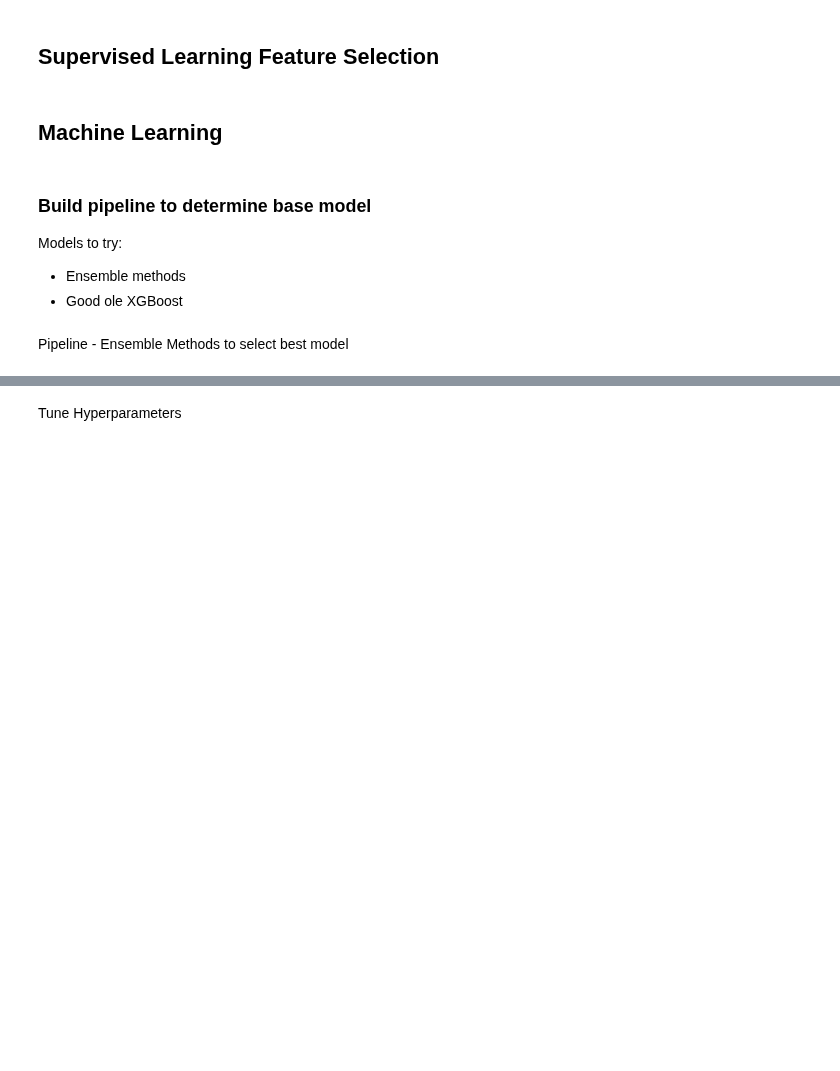
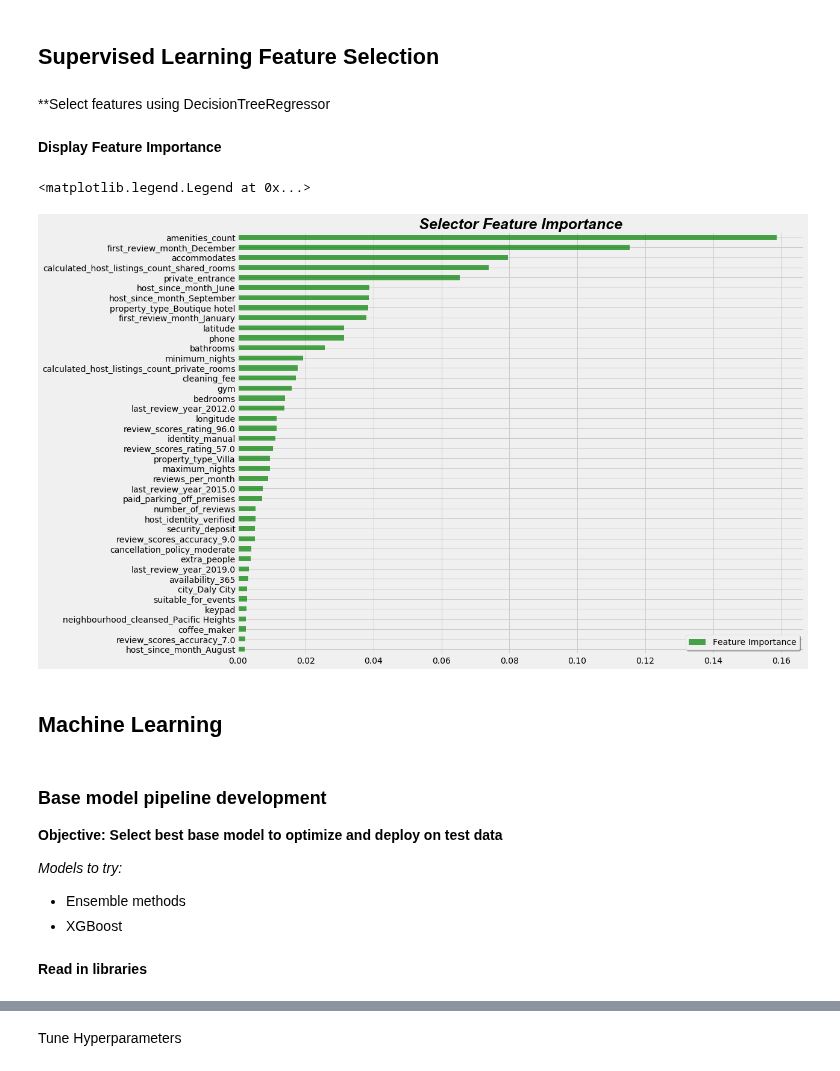
Before and after one commit to KishenSharma6/SF-Airbnb-Analysis, a Jupyter notebook: Project_Codes/04_Modeling/2020_0604_Listings_ML_Development.ipynb, the cells around one changed output, grey strips where cells are left out. Saved outputs shown, nothing was run; the diff lists cells and outputs as text; code cells hidden in the pictures; blank space fills up the shorter version.

Commit message:
Added tree regressor for feature selection(10 layeers)

```diff
--- a/Project_Codes/04_Modeling/2020_0604_Listings_ML_Development.ipynb
+++ b/Project_Codes/04_Modeling/2020_0604_Listings_ML_Development.ipynb
@@ -83,27 +89,64 @@ Test data:(34193, 611) | Test labels:(34193,)
 # %% [markdown]
 ## Supervised Learning Feature Selection
+# %% [markdown]
+**Select features using DecisionTreeRegressor
 # %%
-# #Read in SelectFromModel
-# from sklearn.feature_selection import SelectFromModel
+#Read in SelectFromModel
+from sklearn.feature_selection import SelectFromModel
 
-# #Read in models for feature selection
-# from sklearn.linear_model import Ridge
-# from sklearn.tree import DecisionTreeRegressor
+#Read in models for feature selection
+from sklearn.tree import DecisionTreeRegressor
 
-# #Init SelectFromModel
-# selector = SelectFromModel(estimator=DecisionTreeRegressor(max_depth=5, random_state=42).fit(X_train, y_train), threshold='mean', prefit=True)
+#Init SelectFromModel
+selector = SelectFromModel(estimator=DecisionTreeRegressor(max_depth=10, random_state=42),
+                                threshold='1.25 * mean', prefit=False).fit(X_train, y_train)
 
-# X_train.columns[selector.get_support()]
+#Create dataframe storing features and their respective performance from selector
+selector_feat_importance = pd.DataFrame(selector.estimator_.feature_importances_,index=X_train.columns)
+selector_feat_importance.columns = ['feature_importance']
+
+
+#Get list of features selector kept
+feats = X_train.columns[selector.get_support()].tolist()
+
+#Subset selector_feat_importance
+selector_feat_importance = selector_feat_importance[selector_feat_importance.index.isin(feats)].sort_values(by = 'feature_importance', ascending=False)
+
+#Check
+display(selector_feat_importance.head())
+# %% [markdown]
+**Display Feature Importance**
+# %%
+#Set figure
+f, ax = plt.subplots(figsize = (15,12))
+
+#Plot data
+selector_feat_importance.plot(kind = 'barh', ax = ax, color = 'green', alpha = .7)
+
+###Set Plot Aesthetics###
+#Title
+ax.set_title('Selector Feature Importance', fontsize = 25, fontweight = 'semibold', style = 'italic', fontname="Arial")
+
+#Axes
+ax.invert_yaxis()
+
+#Legend
+ax.legend(['Feature Importance'],frameon = True, shadow = True);
+# %% [output]
+<matplotlib.legend.Legend at 0x...>
+[figure, added]
 # %% [markdown]
 ## Machine Learning
 # %% [markdown]
-### Build pipeline to determine base model
+### Base model pipeline development
 
-Models to try:
+**Objective: Select best base model to optimize and deploy on test data**
+
+*Models to try:*
 - Ensemble methods
-- Good ole XGBoost
+- XGBoost
-# %% [markdown]
-Pipeline - Ensemble Methods to select best model
+# %% [markdown]
+**Read in libraries**
 # %%
 #Import Pipeline and CV
 from sklearn.pipeline import Pipeline
```
Also changed, not shown: parts of 7 cells of this notebook.
